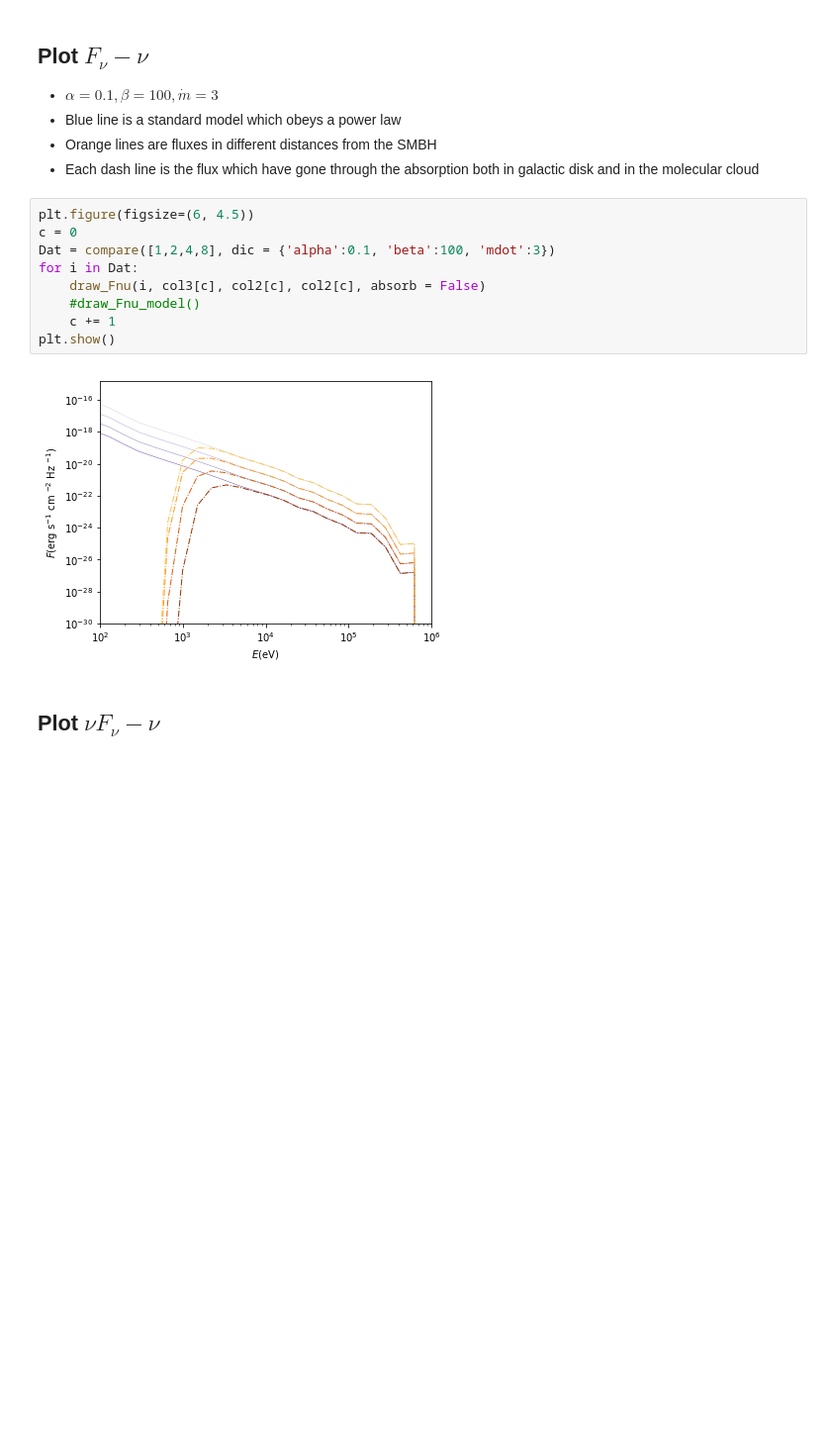
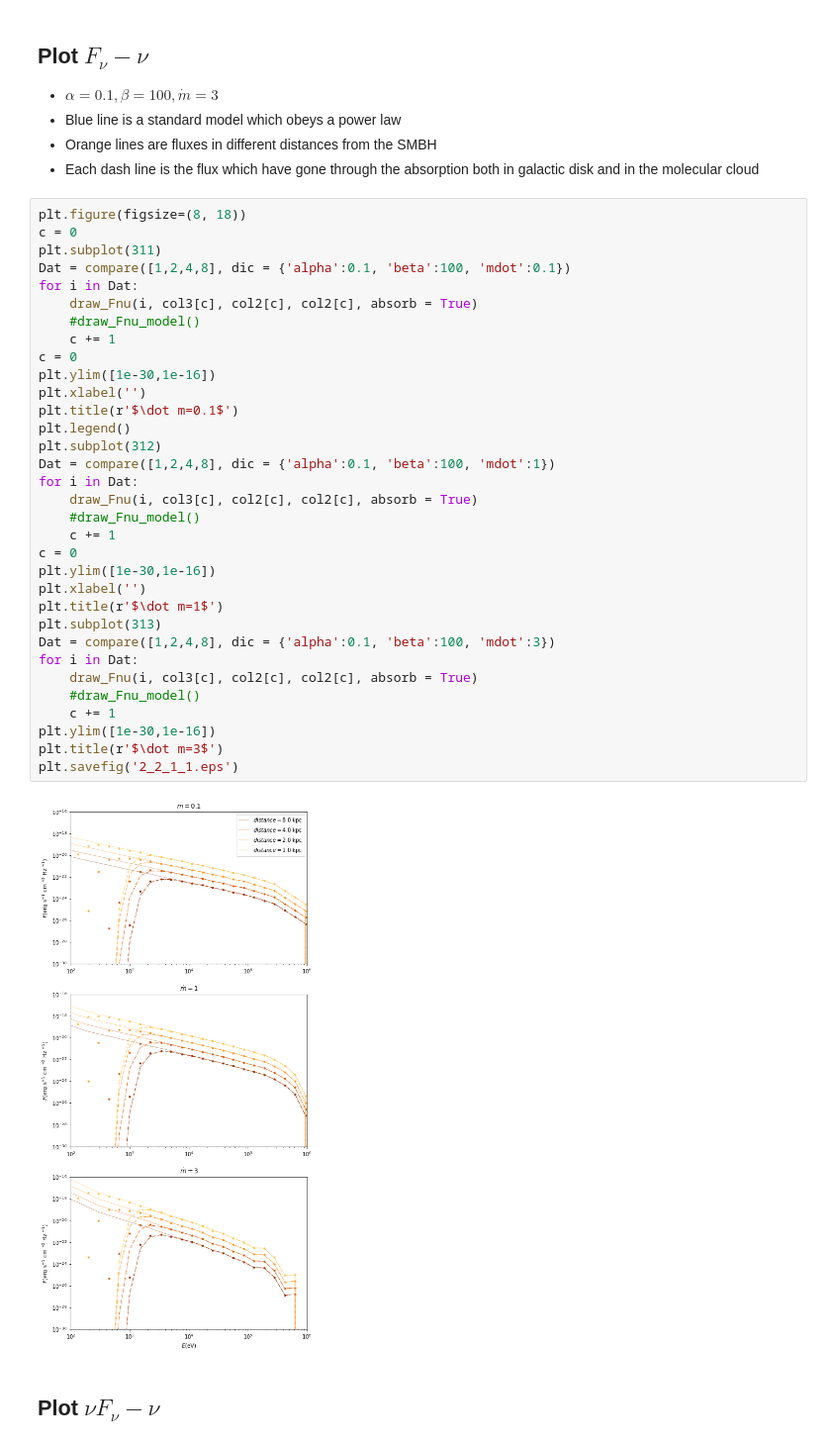
Before and after one commit to slowdivePTG/X-ray-chemistry, a Jupyter notebook: Calc_ionization_rate/Visualization_of_Radiation.ipynb, the cells around one changed output. Shown: that part at 99% size. Saved outputs shown, nothing was run; the diff lists cells and outputs as text; blank space fills up the shorter version.

```diff
--- a/Calc_ionization_rate/Visualization_of_Radiation.ipynb
+++ b/Calc_ionization_rate/Visualization_of_Radiation.ipynb
@@ -152,17 +187,41 @@ plt.show()
 - Blue line is a standard model which obeys a power law
 - Orange lines are fluxes in different distances from the SMBH
 - Each dash line is the flux which have gone through the absorption both in galactic disk and in the molecular cloud
-# %%
-plt.figure(figsize=(6, 4.5))
-c = 0
-Dat = compare([1,2,4,8], dic = {'alpha':0.1, 'beta':100, 'mdot':3})
-for i in Dat:
-    draw_Fnu(i, col3[c], col2[c], col2[c], absorb = False)
-    #draw_Fnu_model()
-    c += 1
-plt.show()
-# %% [output]
-[figure, removed]
+# %%
+plt.figure(figsize=(8, 18))
+c = 0
+plt.subplot(311)
+Dat = compare([1,2,4,8], dic = {'alpha':0.1, 'beta':100, 'mdot':0.1})
+for i in Dat:
+    draw_Fnu(i, col3[c], col2[c], col2[c], absorb = True)
+    #draw_Fnu_model()
+    c += 1
+c = 0
+plt.ylim([1e-30,1e-16])
+plt.xlabel('')
+plt.title(r'$\dot m=0.1$')
+plt.legend()
+plt.subplot(312)
+Dat = compare([1,2,4,8], dic = {'alpha':0.1, 'beta':100, 'mdot':1})
+for i in Dat:
+    draw_Fnu(i, col3[c], col2[c], col2[c], absorb = True)
+    #draw_Fnu_model()
+    c += 1
+c = 0
+plt.ylim([1e-30,1e-16])
+plt.xlabel('')
+plt.title(r'$\dot m=1$')
+plt.subplot(313)
+Dat = compare([1,2,4,8], dic = {'alpha':0.1, 'beta':100, 'mdot':3})
+for i in Dat:
+    draw_Fnu(i, col3[c], col2[c], col2[c], absorb = True)
+    #draw_Fnu_model()
+    c += 1
+plt.ylim([1e-30,1e-16])
+plt.title(r'$\dot m=3$')
+plt.savefig('2_2_1_1.eps')
+# %% [output]
+[figure, added]
 # %% [markdown]
 ## Plot $\nu F_\nu-\nu$
 # %%
```
Also changed, not shown: parts of 3 cells of this notebook, 39 other files.
